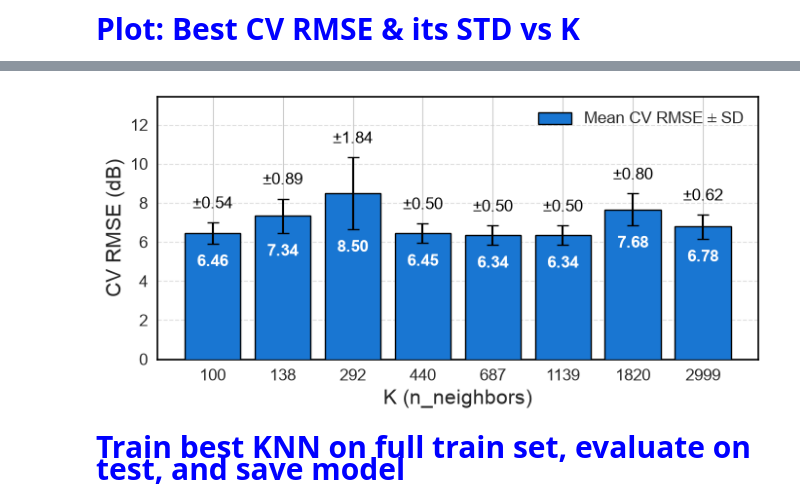
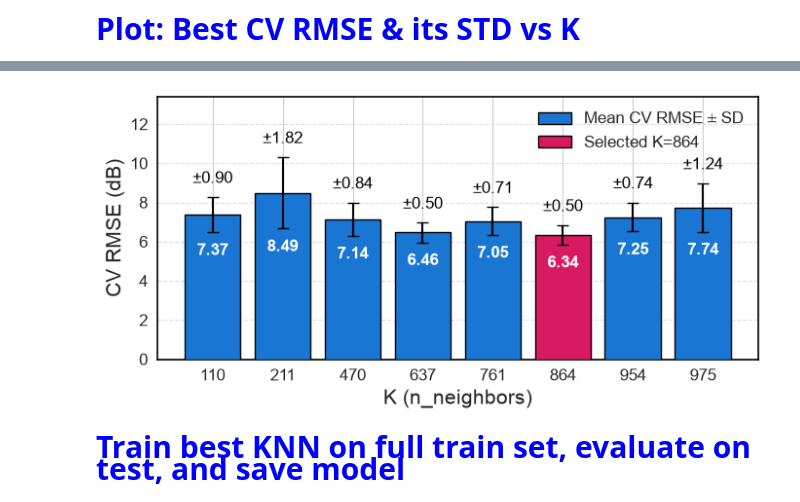
Before and after one commit to nahshonmokua/LoRaWAN-IndoorPathLossModeling-ML, a Jupyter notebook: 06_kNN.ipynb, the cells around one changed output, grey strips where cells are left out. Cells and saved outputs as stored; diff of their text form; code cells hidden in the pictures.

```diff
--- a/06_kNN.ipynb
+++ b/06_kNN.ipynb
@@ -172,8 +171,8 @@ if min_train_size <= 0:
     raise ValueError("CV leaves no training rows for at least one fold.")
 
 # Wide-range re-search: full 5-parameter space re-opened jointly (not fixed from 06a's
-# argument-based narrowing), now over K=100-3000 instead of the original K=20-300.
-candidate_low, candidate_high = 100, 3000
+# argument-based narrowing); range widened well past the original K=20-300.
+candidate_low, candidate_high = 100, 1000
 clamped_low = min(candidate_low, min_train_size)
 clamped_high = min(candidate_high, min_train_size)
 if clamped_low > clamped_high:
@@ -600,17 +558,13 @@ cv_knn_df_plot["K"] = pd.to_numeric(cv_knn_df_plot["K"], errors="coerce")
 cv_knn_df_plot["CV_RMSE"] = pd.to_numeric(cv_knn_df_plot["best_cv_rmse"], errors="coerce")
 cv_knn_df_plot["STD_RMSE"] = pd.to_numeric(cv_knn_df_plot["std_cv_rmse"], errors="coerce")
 
-# BayesSearchCV picks K values adaptively rather than on a fixed grid, so (unlike a dense
-# pre-planned sweep) we can't hardcode which K values were actually sampled. Instead, snap
-# a set of log-spaced target markers across the searched range to the nearest K actually
-# tried, deduplicating collisions.
-target_Ks = np.geomspace(clamped_low, clamped_high, 8)
-available_Ks = cv_knn_df_plot["K"].dropna().to_numpy()
-nearest_Ks = sorted(set(
-    int(available_Ks[np.argmin(np.abs(available_Ks - t))]) for t in target_Ks
-))
+# Best K comes from the actual search result, not a hardcoded number -- reruns can move it
+BEST_K = int(best_knn_params["knn__n_neighbors"])
 
-cv_knn_df_plot = cv_knn_df_plot[cv_knn_df_plot["K"].isin(nearest_Ks)].copy()
+# Manually chosen spread for the bar chart, plus whichever K actually won
+bar_targets = sorted({110, 211, 470, 637, 761, 954, 975, BEST_K})
+
+cv_knn_df_plot = cv_knn_df_plot[cv_knn_df_plot["K"].isin(bar_targets)].copy()
 cv_knn_df_plot = cv_knn_df_plot.sort_values("K").reset_index(drop=True)
 
 if cv_knn_df_plot.empty:
@@ -621,17 +575,20 @@ bar_width = 0.8
 
 fig, ax = plt.subplots(figsize=(7, 3.5))
 
+colors = ["#1976d2"] * len(cv_knn_df_plot)
+best_pos = cv_knn_df_plot.index[cv_knn_df_plot["K"] == BEST_K][0]
+colors[best_pos] = "#d81b60"
+
 bars = ax.bar(
     x,
     cv_knn_df_plot["CV_RMSE"],
     width=bar_width,
     yerr=cv_knn_df_plot["STD_RMSE"],
     capsize=4,
-    color="#1976d2",
+    color=colors,
     edgecolor="black",
     linewidth=1,
     zorder=3,
-    label=r"Mean CV RMSE $\pm$ SD"
 )
 
 ax.set_xlabel("K (n_neighbors)", fontsize=axis_labelsize)
@@ -654,40 +611,40 @@ for i, row in cv_knn_df_plot.iterrows():
         fontweight="bold"
     )
 
 for i, row in cv_knn_df_plot.iterrows():
     ax.annotate(
         f'±{row["STD_RMSE"]:.2f}',
         (x[i], row["CV_RMSE"] + row["STD_RMSE"]),
         textcoords="offset points",
         xytext=(0, 8),
         ha="center",
         va="bottom",
         fontsize=12,
         color="#000000"
     )
 
 ymax = float((cv_knn_df_plot["CV_RMSE"] + cv_knn_df_plot["STD_RMSE"]).max())
 ax.set_ylim(0, ymax * 1.30)
 
 for spine in ax.spines.values():
     spine.set_visible(True)
     spine.set_edgecolor("black")
     spine.set_linewidth(1.2)
 
-ax.legend(
-    loc="upper right",
-    fontsize=legend_fontsize,
-    frameon=False
-)
+handles = [
+    plt.Rectangle((0, 0), 1, 1, facecolor="#1976d2", edgecolor="black", label=r"Mean CV RMSE $\pm$ SD"),
+    plt.Rectangle((0, 0), 1, 1, facecolor="#d81b60", edgecolor="black", label=f"Selected K={BEST_K}"),
+]
+ax.legend(handles=handles, loc="upper right", fontsize=legend_fontsize, frameon=False)
 
 fig.tight_layout()
 
-fig_path = os.path.join(FIGURES_DIR, "KNN_wide_bestRMSE_STD_perK.png")
+fig_path = os.path.join(FIGURES_DIR, "KNN_bestRMSE_STD_perK.png")
 #plt.savefig(fig_path, dpi=600, bbox_inches="tight", pad_inches=0.03)
 
 plt.show()
 # %% [output]
-[figure, old version]
+[figure, new version]
 # %% [markdown]
 <p style="font-family: 'Courier New', Courier, monospace; font-size: 30px; font-weight: bold; color: blue;  text-align: left;">
 Train best KNN on full train set, evaluate on test, and save model
```
Also changed, not shown: parts of 13 cells of this notebook, 3 other files.
